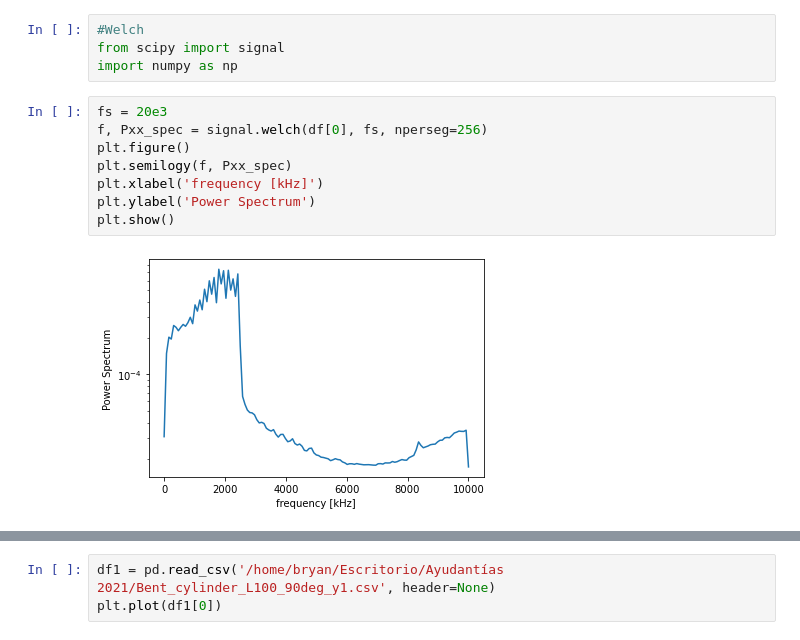
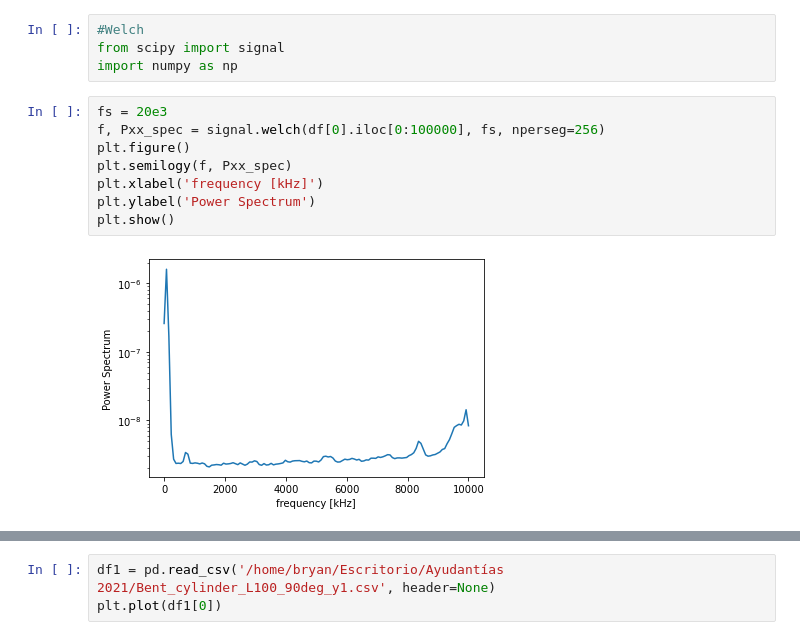
Before and after one commit to felgcoll/Anemometry_Data_Exploration, a Jupyter notebook: Anemometry.ipynb, the cells around one changed output, grey strips where cells are left out. Cells and saved outputs as stored; diff of their text form.

```diff
--- a/Anemometry.ipynb
+++ b/Anemometry.ipynb
@@ -35,11 +35,11 @@ from scipy import signal
 import numpy as np
 # %%
 fs = 20e3
-f, Pxx_spec = signal.welch(df[0], fs, nperseg=256)
+f, Pxx_spec = signal.welch(df[0].iloc[0:100000], fs, nperseg=256)
 plt.figure()
 plt.semilogy(f, Pxx_spec)
 plt.xlabel('frequency [kHz]')
 plt.ylabel('Power Spectrum')
 plt.show()
 # %% [output]
-[figure, old version]
+[figure, new version]
```
Also changed, not shown: parts of 8 cells of this notebook.
